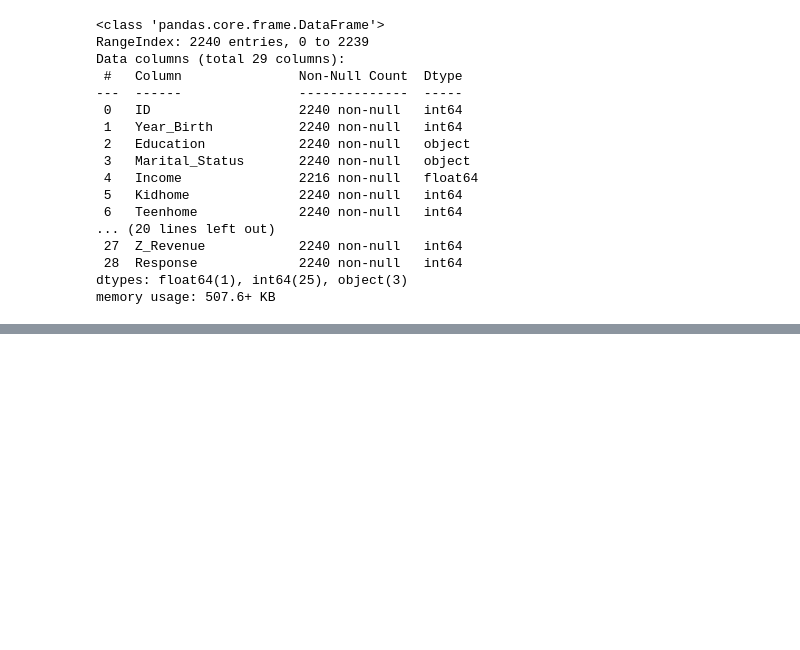
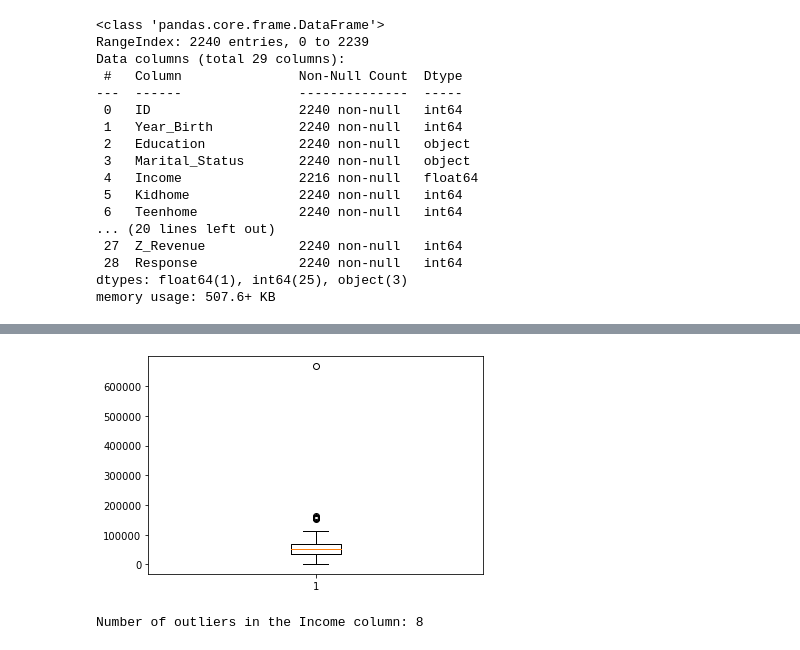
Before and after one commit to Michael-Austin-Mesa/grocer-marketing-project, a Jupyter notebook: wrangle.ipynb, the cells around one changed output, grey strips where cells are left out. Saved outputs shown, nothing was run; the diff lists cells and outputs as text; code cells hidden in the pictures; blank space fills up the shorter version.

```diff
--- a/wrangle.ipynb
+++ b/wrangle.ipynb
@@ -63,0 +47,18 @@ memory usage: 519.4+ KB
+# %%
+plt.boxplot(df['Income'])
+plt.show()
+# %% [output]
+[figure, added]
+# %%
+# Calculate the IQR for the Income column
+Q1 = df['Income'].quantile(0.25)
+Q3 = df['Income'].quantile(0.75)
+IQR = Q3 - Q1
+
+# Identify the outliers in the Income column
+outliers = df[(df['Income'] < (Q1 - 1.5 * IQR)) | (df['Income'] > (Q3 + 1.5 * IQR))]
+
+# Print the number of outliers
+print("Number of outliers in the Income column:", len(outliers))
+# %% [output]
+Number of outliers in the Income column: 8
```
Also changed, not shown: parts of 7 cells of this notebook.
